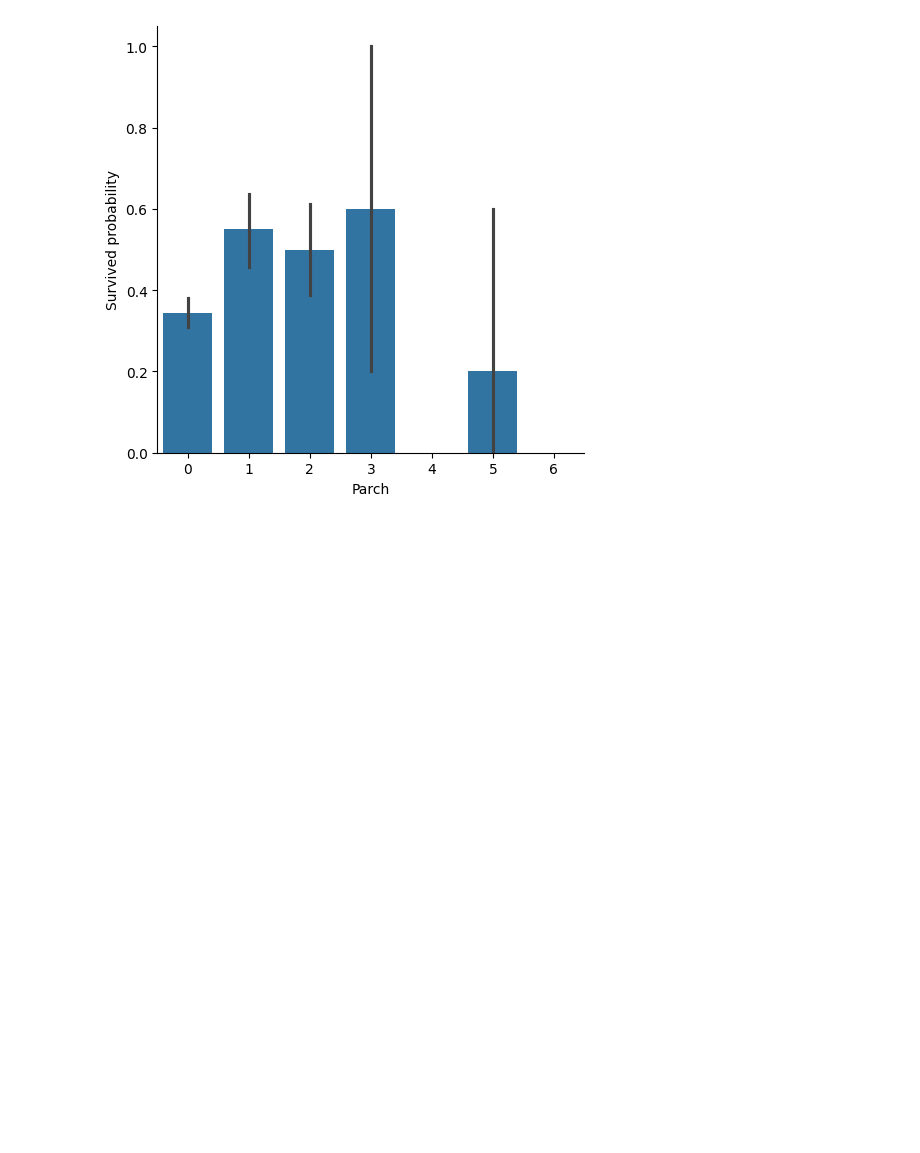
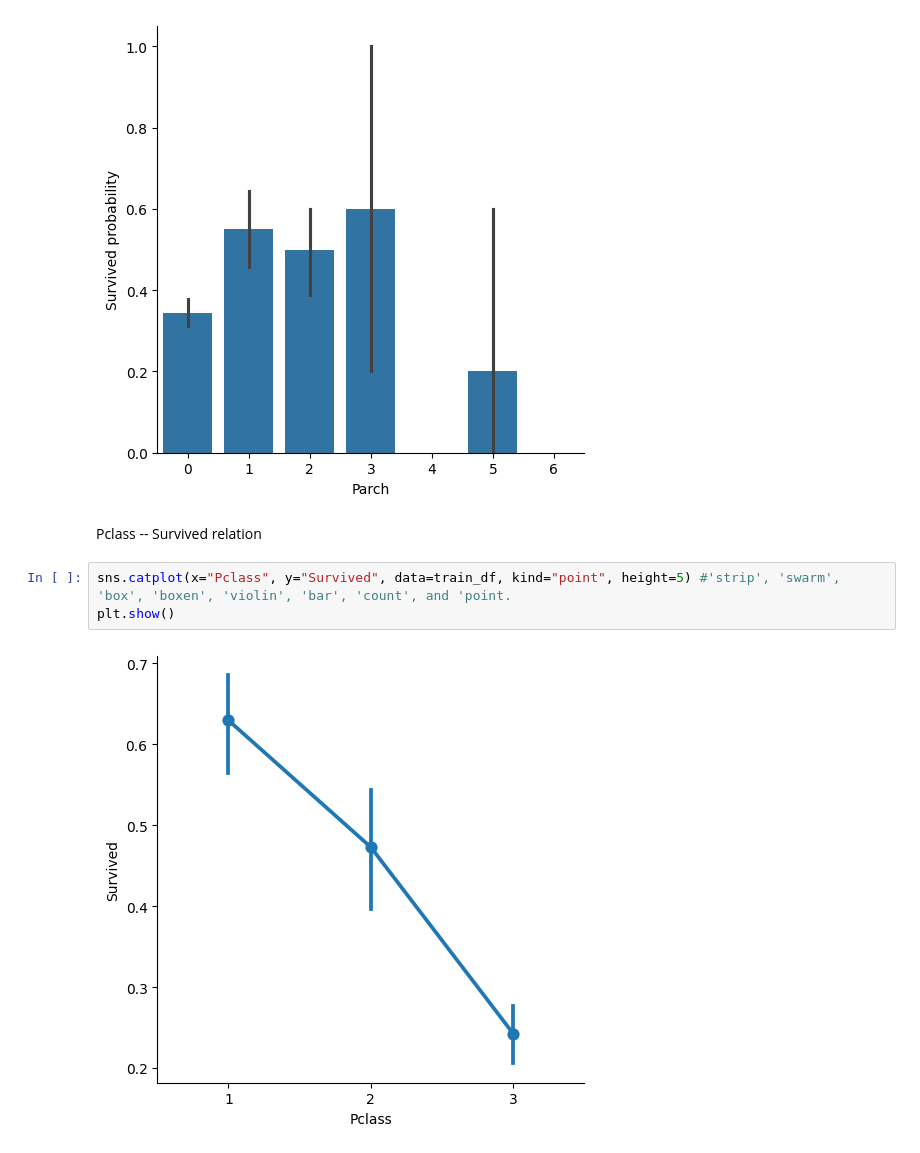
Before and after one commit to MertHasanAslan/titanic_ml, a Jupyter notebook: src/titanic_ml.ipynb, the cells around one changed output. Saved outputs shown, nothing was run; the diff lists cells and outputs as text; blank space fills up the shorter version.

Commit message:
Pclass - Survived relation

```diff
--- a/src/titanic_ml.ipynb
+++ b/src/titanic_ml.ipynb
@@ -443,3 +443,10 @@ fig.set_ylabels("Survived probability")
 plt.show()
 # %% [output]
 [figure]
+# %% [markdown]
+Pclass -- Survived relation
+# %%
+sns.catplot(x="Pclass", y="Survived", data=train_df, kind="point", height=5) #'strip', 'swarm', 'box', 'boxen', 'violin', 'bar', 'count', and 'point.
+plt.show()
+# %% [output]
+[figure, added]
```
Also changed, not shown: parts of 1 cell of this notebook.
